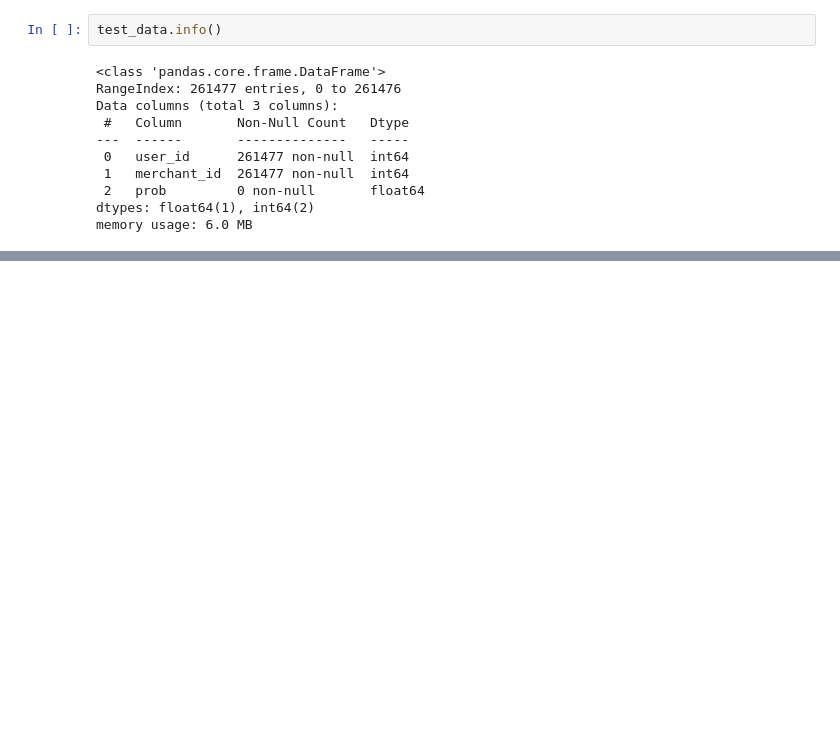
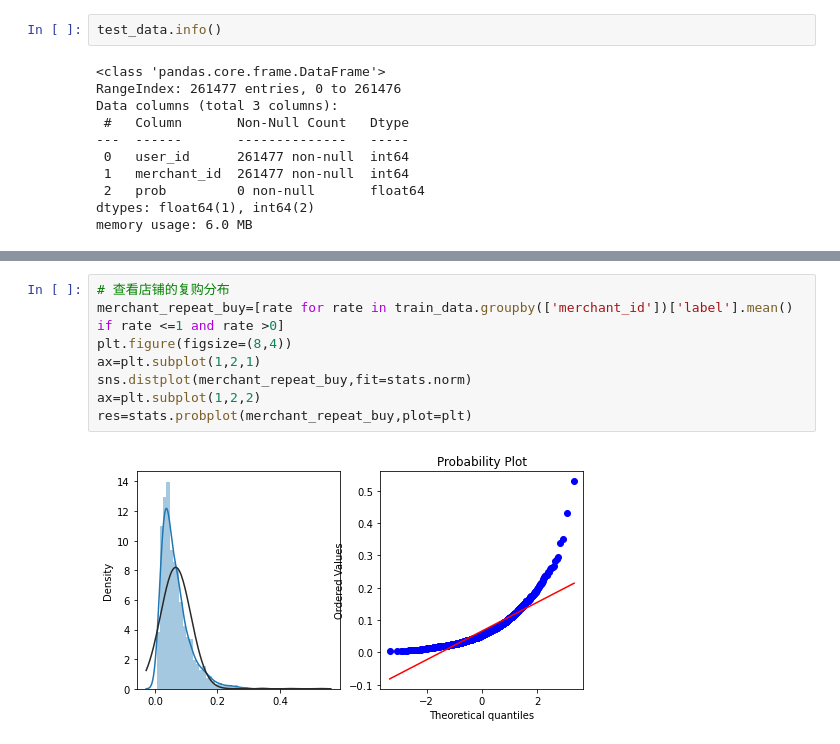
Before and after one commit to qbzn-w/data_competition, a Jupyter notebook: 阿里天池_天猫用户重复购买预测/code/code.ipynb, the cells around one changed output, grey strips where cells are left out. Saved outputs shown, nothing was run; the diff lists cells and outputs as text; blank space fills up the shorter version.

```diff
--- a/阿里天池_天猫用户重复购买预测/code/code.ipynb
+++ b/阿里天池_天猫用户重复购买预测/code/code.ipynb
@@ -129,0 +203,10 @@ age_range
+# %%
+# 查看店铺的复购分布
+merchant_repeat_buy=[rate for rate in train_data.groupby(['merchant_id'])['label'].mean() if rate <=1 and rate >0]
+plt.figure(figsize=(8,4))
+ax=plt.subplot(1,2,1)
+sns.distplot(merchant_repeat_buy,fit=stats.norm)
+ax=plt.subplot(1,2,2)
+res=stats.probplot(merchant_repeat_buy,plot=plt)
+# %% [output]
+[figure, added]
```
Also changed, not shown: parts of 8 cells of this notebook.
